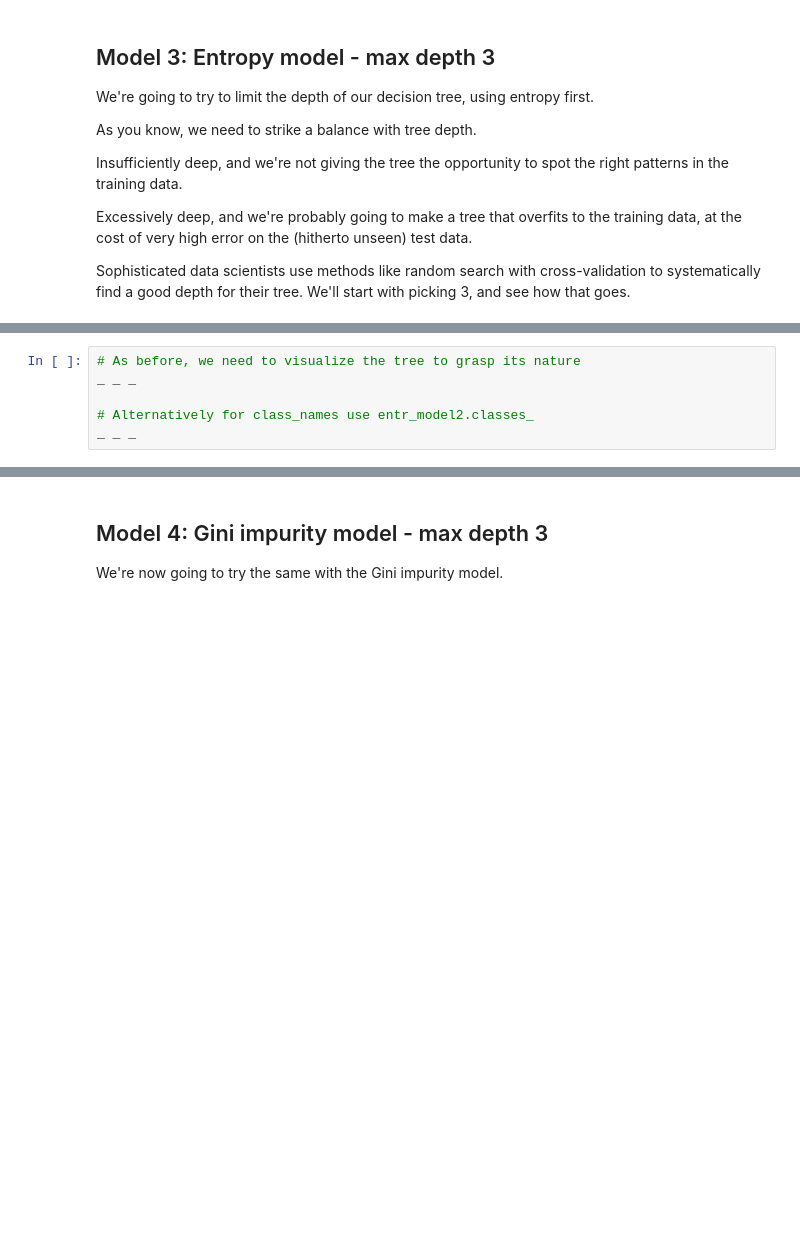
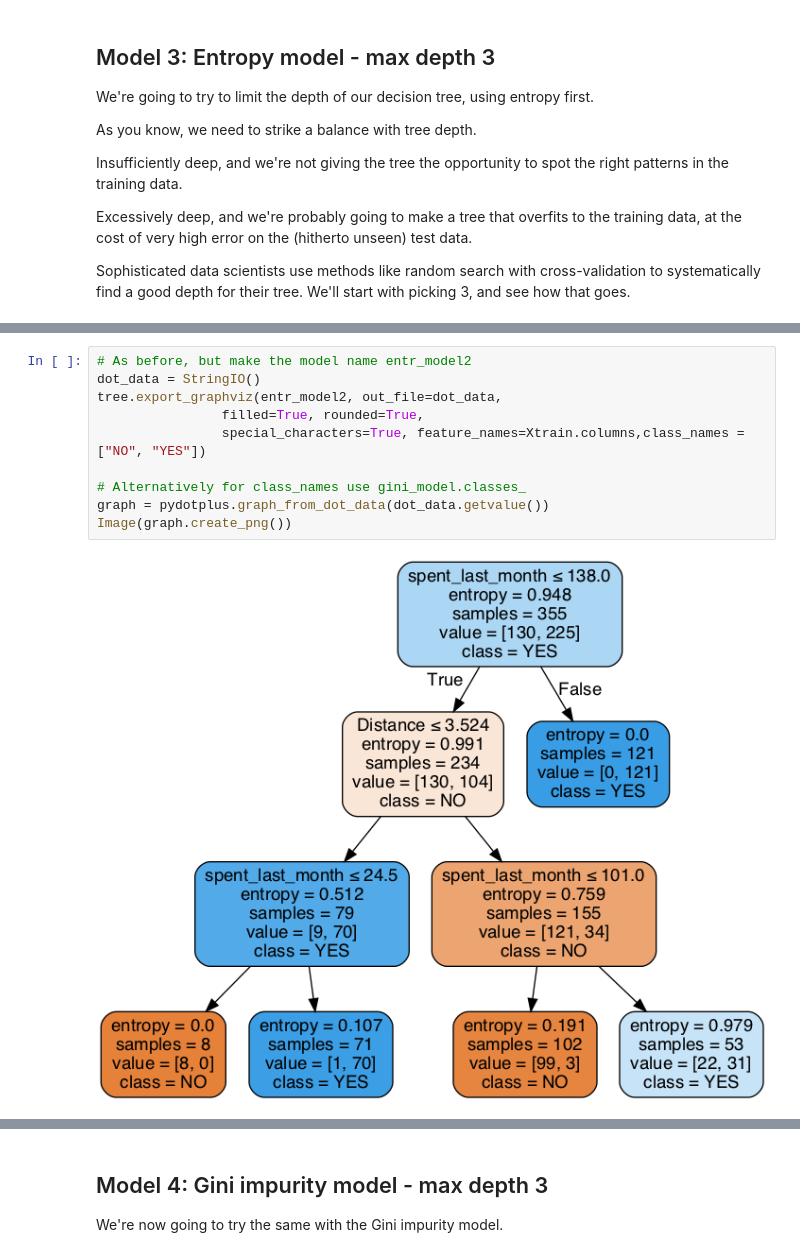
Before and after one commit to john-tenney/Springboard, a Jupyter notebook: 1600874478_Springboard_Decision_Tree_Specialty_Coffee_Case_Study_09222020/Springboard Decision Tree Specialty Coffee Case Study - Tier 3.ipynb, the cells around one changed output, grey strips where cells are left out. Drawn from its saved outputs; the diff is of its cells as text; blank space fills up the shorter version.

```diff
--- a/1600874478_Springboard_Decision_Tree_Specialty_Coffee_Case_Study_09222020/Springboard Decision Tree Specialty Coffee Case Study - Tier 3.ipynb
+++ b/1600874478_Springboard_Decision_Tree_Specialty_Coffee_Case_Study_09222020/Springboard Decision Tree Specialty Coffee Case Study - Tier 3.ipynb
@@ -507,9 +534,15 @@ entr_model2
-# %%
-# As before, we need to visualize the tree to grasp its nature
-_ _ _
-
-# Alternatively for class_names use entr_model2.classes_
-_ _ _
+# %%
+# As before, but make the model name entr_model2
+dot_data = StringIO()
+tree.export_graphviz(entr_model2, out_file=dot_data,
+                filled=True, rounded=True,
+                special_characters=True, feature_names=Xtrain.columns,class_names = ["NO", "YES"])
+
+# Alternatively for class_names use gini_model.classes_
+graph = pydotplus.graph_from_dot_data(dot_data.getvalue())
+Image(graph.create_png())
+# %% [output]
+[figure, added]
 # %%
 # Run this block for model evaluation
 print("Model Entropy model max depth 3")
```
Also changed, not shown: parts of 25 cells of this notebook, 7 other files.
